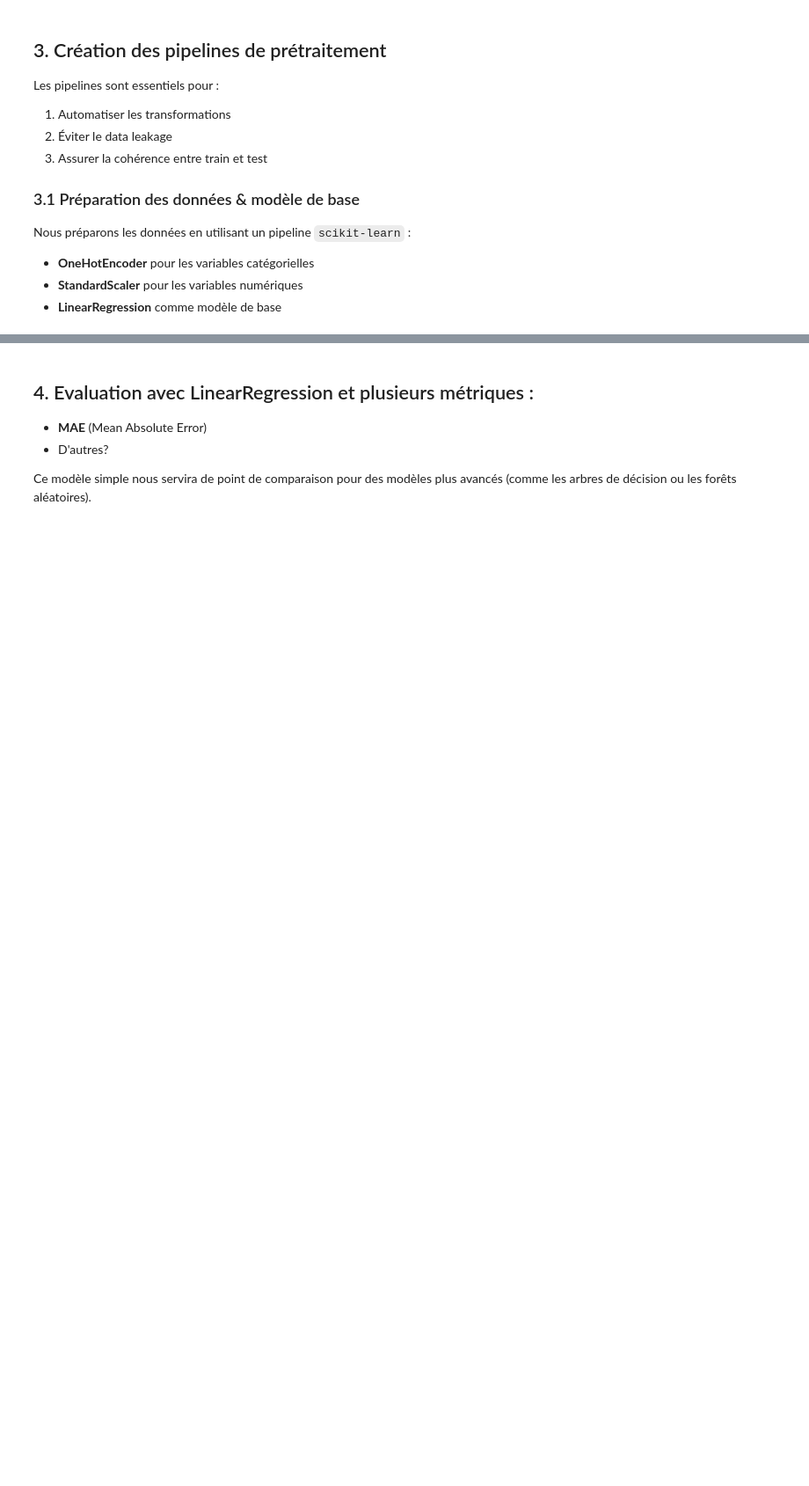
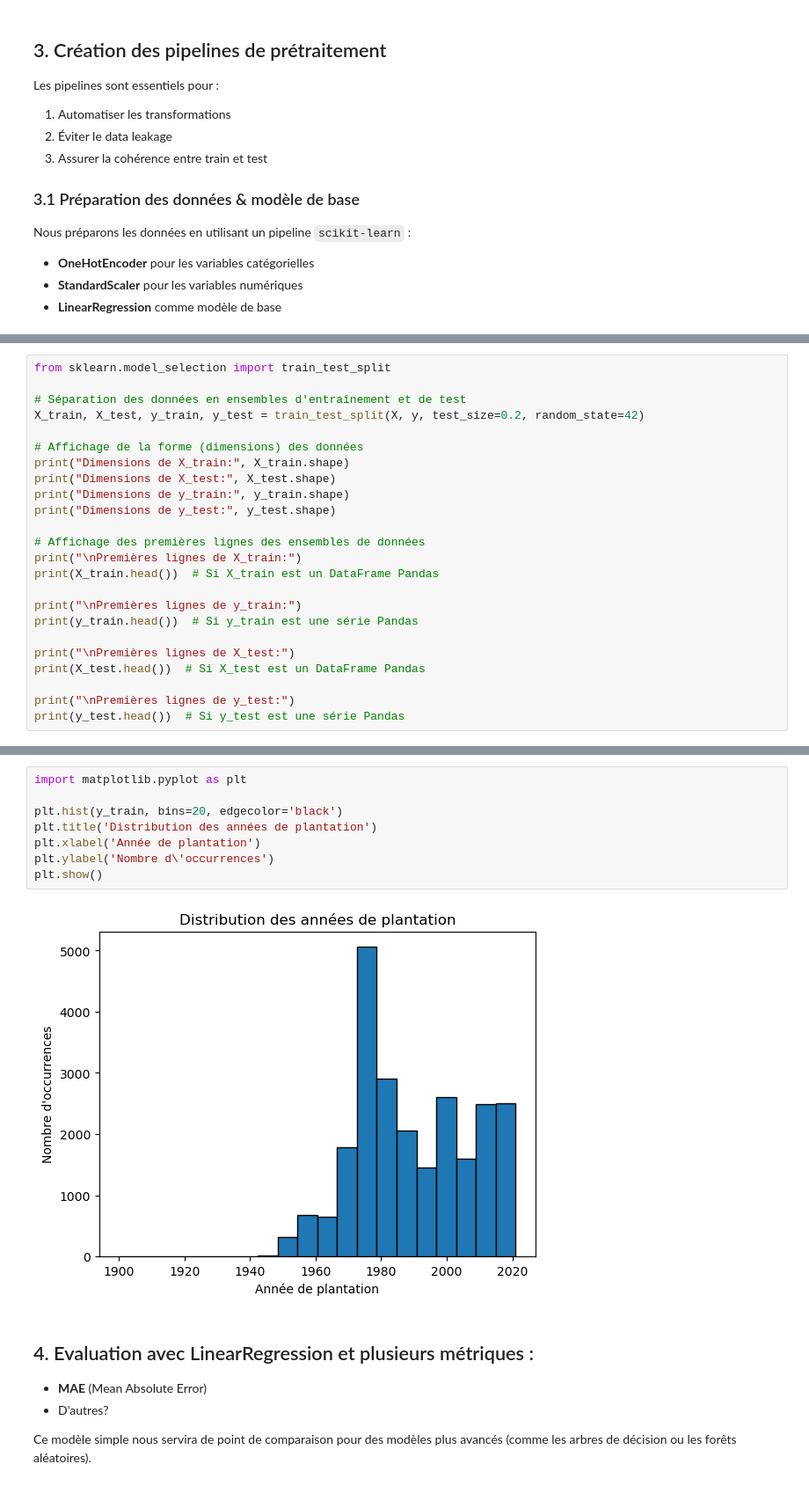
Before and after one commit to someia2026/Machine_Learning_Data_Mining, a Jupyter notebook: Partie_2/ML11_Pipeline_Model.ipynb, the cells around one changed output, grey strips where cells are left out. Shown at 88% size. Saved outputs shown, nothing was run; the diff lists cells and outputs as text; blank space fills up the shorter version.

```diff
--- a/Partie_2/ML11_Pipeline_Model.ipynb
+++ b/Partie_2/ML11_Pipeline_Model.ipynb
@@ -462,0 +761,24 @@ Nous préparons les données en utilisant un pipeline `scikit-learn` :
+# %%
+from sklearn.model_selection import train_test_split
+
+# Séparation des données en ensembles d'entraînement et de test
+X_train, X_test, y_train, y_test = train_test_split(X, y, test_size=0.2, random_state=42)
+
+# Affichage de la forme (dimensions) des données
+print("Dimensions de X_train:", X_train.shape)
+print("Dimensions de X_test:", X_test.shape)
+print("Dimensions de y_train:", y_train.shape)
+print("Dimensions de y_test:", y_test.shape)
+
+# Affichage des premières lignes des ensembles de données
+print("\nPremières lignes de X_train:")
+print(X_train.head())  # Si X_train est un DataFrame Pandas
+
+print("\nPremières lignes de y_train:")
+print(y_train.head())  # Si y_train est une série Pandas
+
+print("\nPremières lignes de X_test:")
+print(X_test.head())  # Si X_test est un DataFrame Pandas
+
+print("\nPremières lignes de y_test:")
+print(y_test.head())  # Si y_test est une série Pandas
@@ -463,3 +803,13 @@ Nous préparons les données en utilisant un pipeline `scikit-learn` :
+# %%
+import matplotlib.pyplot as plt
+
+plt.hist(y_train, bins=20, edgecolor='black')
+plt.title('Distribution des années de plantation')
+plt.xlabel('Année de plantation')
+plt.ylabel('Nombre d\'occurrences')
+plt.show()
+# %% [output]
+[figure, added]
 # %% [markdown]
 ## 4. Evaluation avec LinearRegression et plusieurs métriques :
 - **MAE** (Mean Absolute Error)
```
Also changed, not shown: parts of 44 cells of this notebook, 5 other files.
